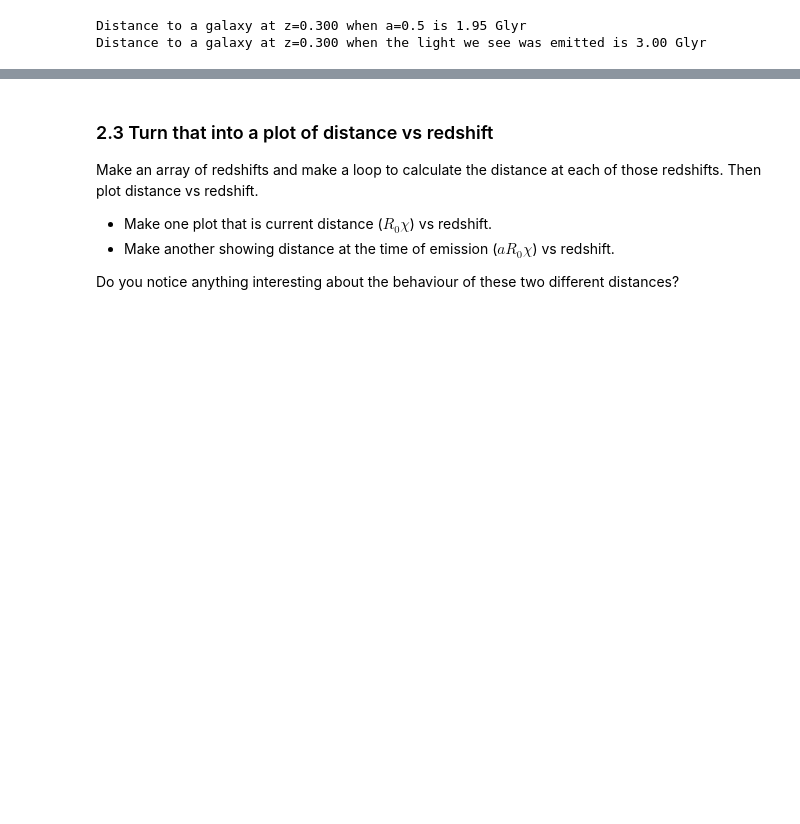
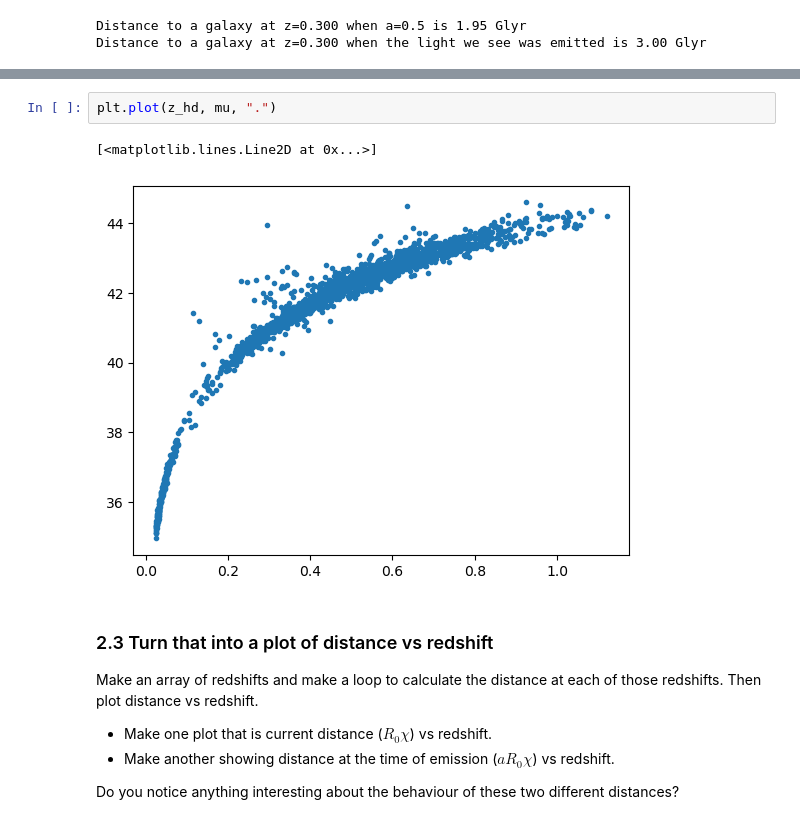
Before and after one commit to nicomii/cosmooo, a Jupyter notebook: real_deal/Distances.ipynb, the cells around one changed output, grey strips where cells are left out. Cells and saved outputs as stored; diff of their text form; blank space fills up the shorter version.

```diff
--- a/real_deal/Distances.ipynb
+++ b/real_deal/Distances.ipynb
@@ -89,3 +104,8 @@ Distance to a galaxy at z=0.300 when the light we see was emitted is 3.00 Glyr
+# %%
+plt.plot(z_hd, mu, ".")
+# %% [output]
+[<matplotlib.lines.Line2D at 0x...>]
+[figure, added]
 # %% [markdown]
 ### 2.3 Turn that into a plot of distance vs redshift
 
```
Also changed, not shown: parts of 6 cells of this notebook, 1 other file.
